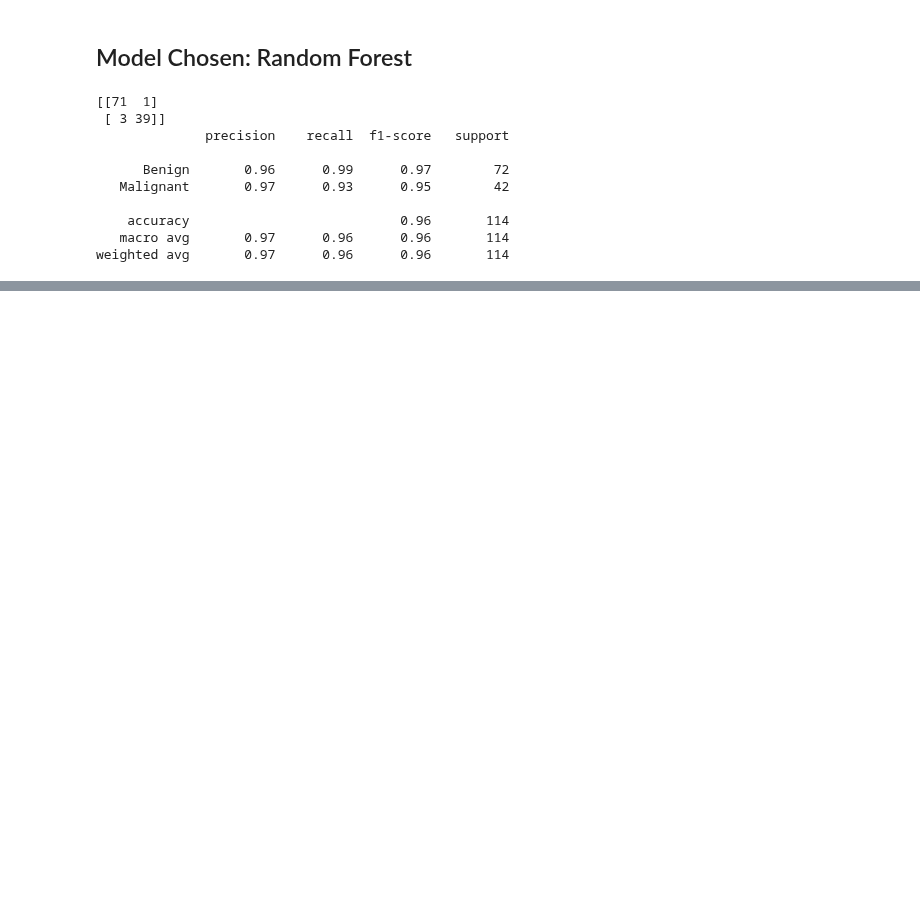
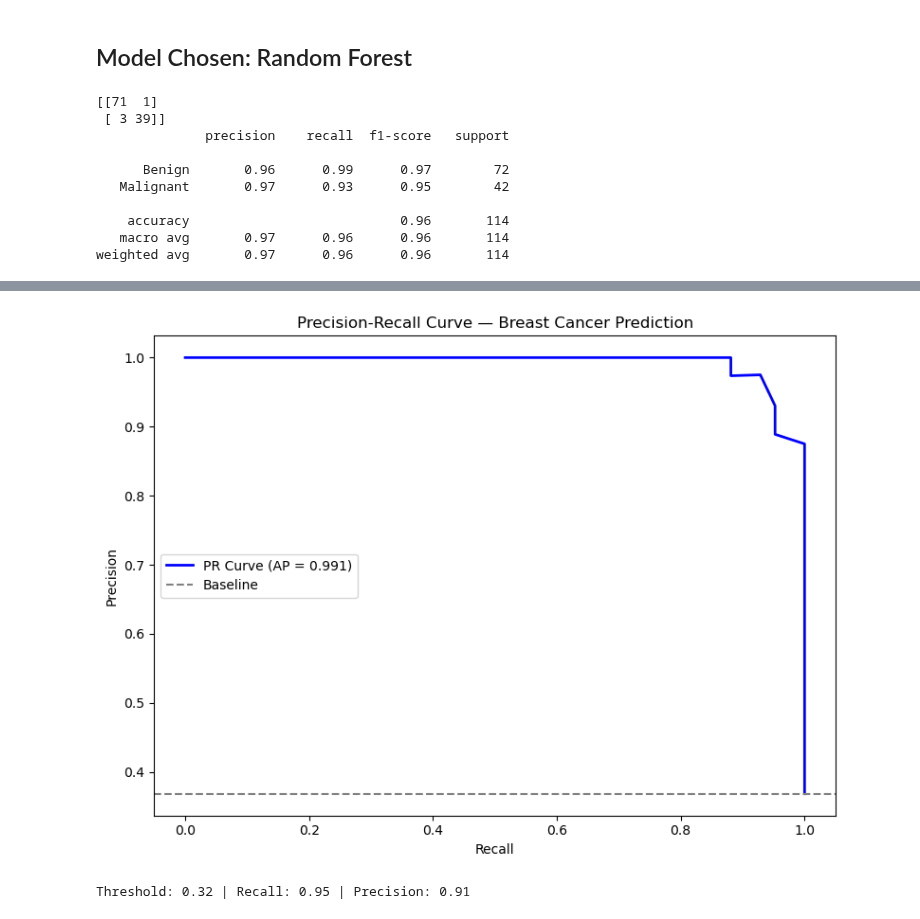
Before and after one commit to Srisupha29/DataScience_Projects, a Jupyter notebook: Breast_CancerPrediction/Breast_Cancer.ipynb, the cells around one changed output, grey strips where cells are left out. Cells and saved outputs as stored; diff of their text form; code cells hidden in the pictures; blank space fills up the shorter version.

```diff
--- a/Breast_CancerPrediction/Breast_Cancer.ipynb
+++ b/Breast_CancerPrediction/Breast_Cancer.ipynb
@@ -416,0 +461,22 @@ weighted avg       0.97      0.96      0.96       114
+# %%
+precision, recall, thresholds = precision_recall_curve(y_test, y_proba)
+ap_score = average_precision_score(y_test, y_proba)
+
+plt.figure(figsize=(8, 6))
+plt.plot(recall, precision, color='blue', linewidth=2, label=f'PR Curve (AP = {ap_score:.3f})')
+plt.axhline(y=sum(y_test)/len(y_test), color='gray', linestyle='--', label='Baseline')
+plt.xlabel('Recall')
+plt.ylabel('Precision')
+plt.title('Precision-Recall Curve — Breast Cancer Prediction')
+plt.legend()
+plt.tight_layout()
+plt.savefig('pr_curve.png', dpi=150)
+plt.show()
+
+for t, r, p in zip(thresholds, recall[:-1], precision[:-1]):
+    if r >= 0.95 and p >= 0.90:
+        print(f"Threshold: {t:.2f} | Recall: {r:.2f} | Precision: {p:.2f}")
+        break
+# %% [output]
+[figure, added]
+Threshold: 0.32 | Recall: 0.95 | Precision: 0.91
```
Also changed, not shown: parts of 13 cells of this notebook, 5 other files.
